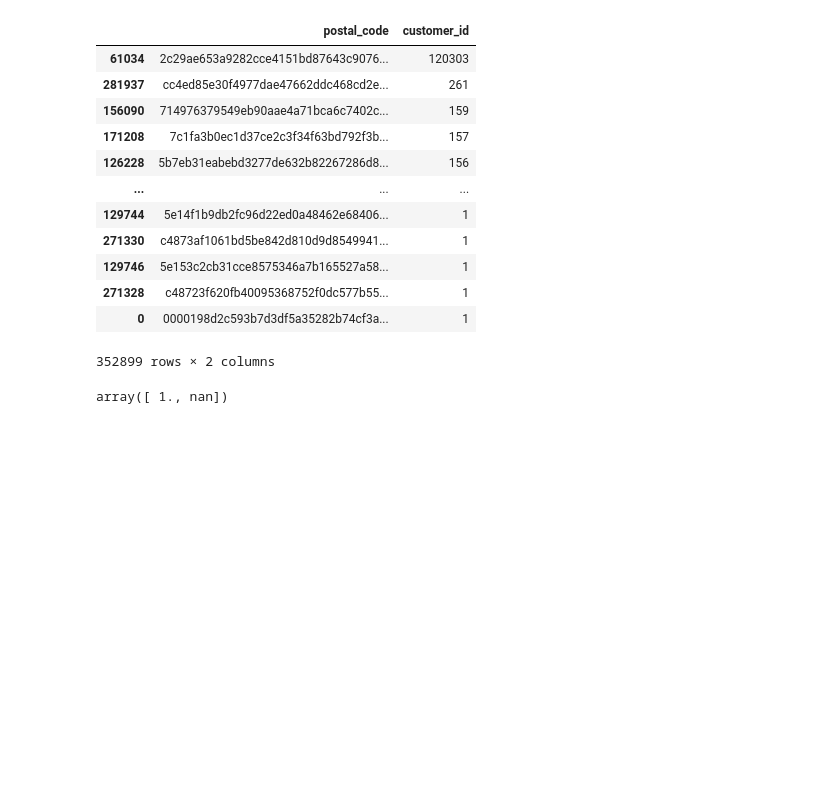
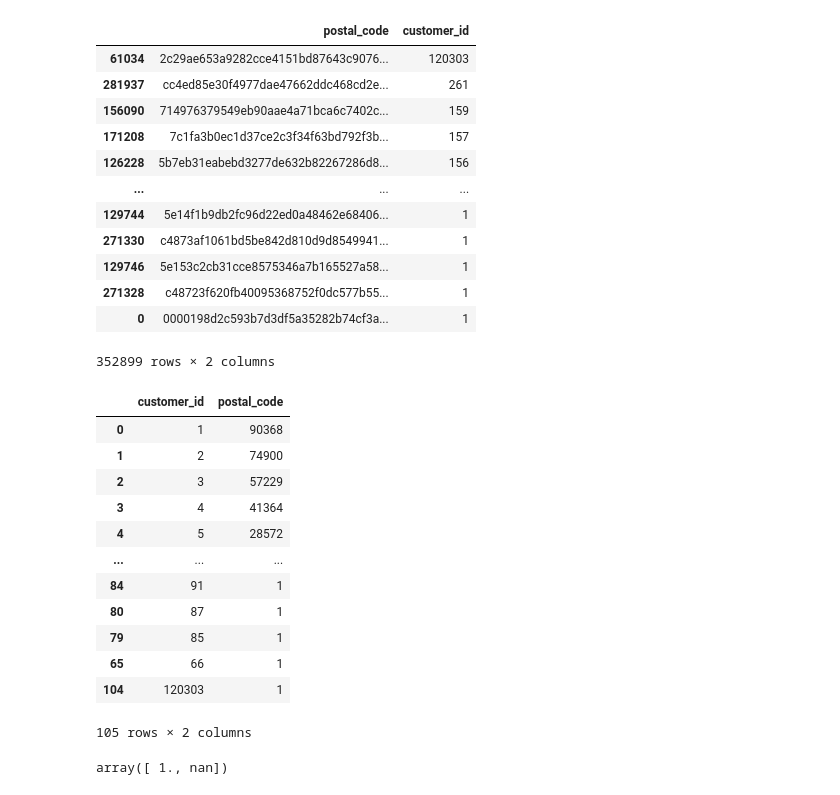
Before and after one commit to kaushikabhishek87/Kaggle_datascience, a Jupyter notebook: h-and-m.ipynb, the cells around one changed output. Saved outputs shown, nothing was run; the diff lists cells and outputs as text; code cells hidden in the pictures; blank space fills up the shorter version.

```diff
--- a/h-and-m.ipynb
+++ b/h-and-m.ipynb
@@ -170,3 +168,19 @@ Post_code_cust
+# %%
+Post_code_cust.groupby('customer_id').agg({'postal_code':'count'}).reset_index().sort_values('postal_code', ascending = False)
+# %% [output]
+|  | customer_id | postal_code |
+| 0 | 1 | 90368 |
+| 1 | 2 | 74900 |
+| 2 | 3 | 57229 |
+| 3 | 4 | 41364 |
+| 4 | 5 | 28572 |
+| ... | ... | ... |
+| 84 | 91 | 1 |
+| 80 | 87 | 1 |
+| 79 | 85 | 1 |
+| 65 | 66 | 1 |
+| 104 | 120303 | 1 |
+105 rows × 2 columns
 # %%
 customers['FN'].sort_values().unique()
 # %% [output]
```
Also changed, not shown: parts of 17 cells of this notebook.
